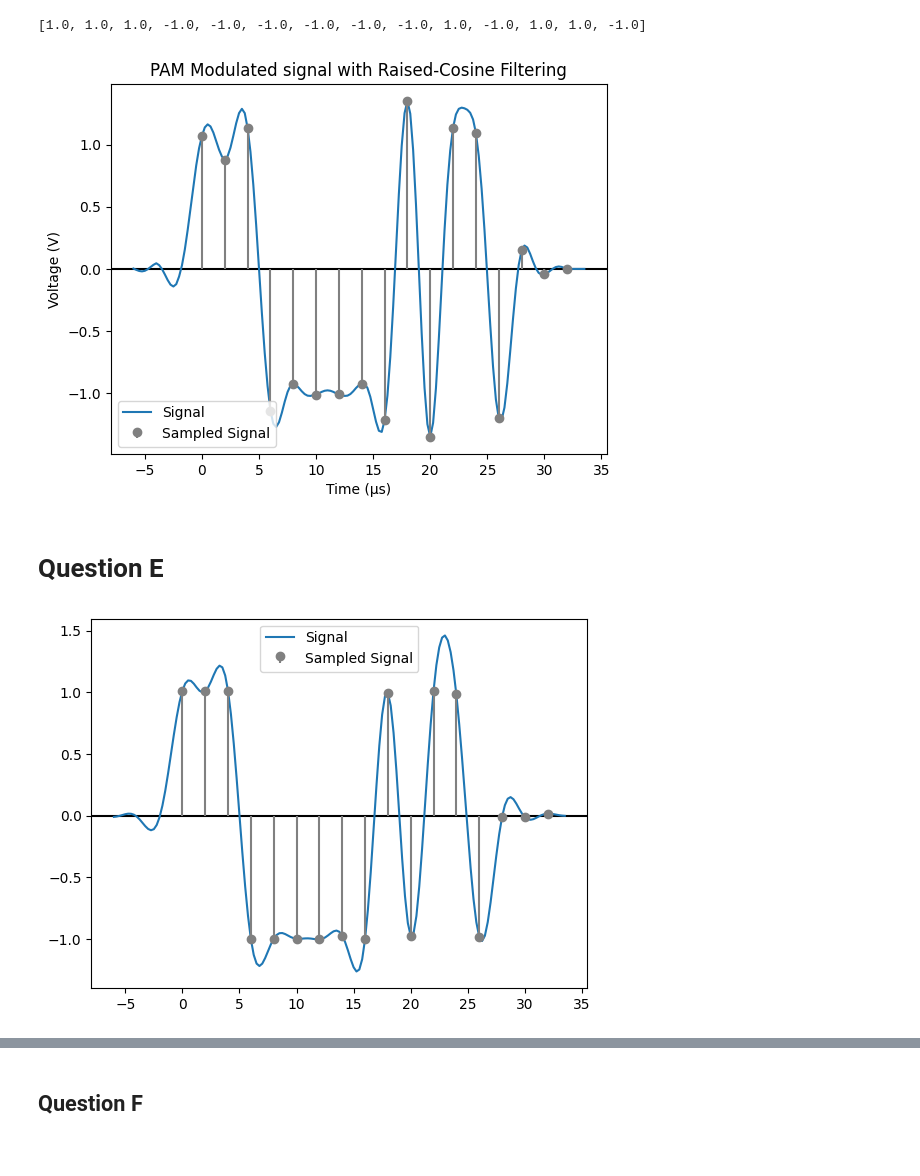
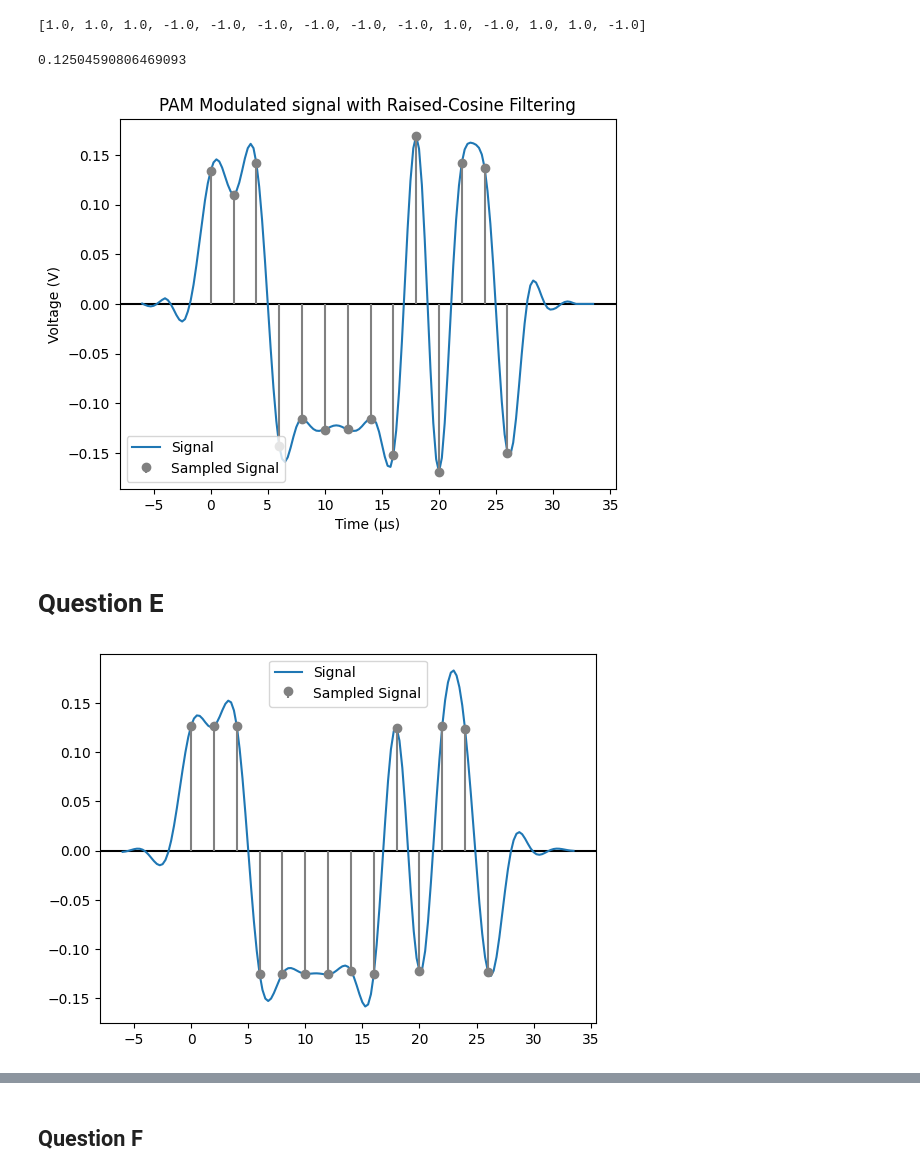
Before and after one commit to llamington/ENEL422-Lab, a Jupyter notebook: ENEL422_Lab.ipynb, the cells around one changed output, grey strips where cells are left out. Saved outputs shown, nothing was run; the diff lists cells and outputs as text; code cells hidden in the pictures.

```diff
--- a/ENEL422_Lab.ipynb
+++ b/ENEL422_Lab.ipynb
@@ -122,6 +122,9 @@ class RaisedCosineFilter:
         self.symbol_period = symbol_period
         self.resolution = resolution
         self.impulse_time, self.impulse_response = rrcosfilter(window_length * self.resolution, roll_off_factor, symbol_period, resolution / symbol_period)
+        impulse_response_energy = np.sum(np.square(self.impulse_response))
+        self.impulse_response /= np.sqrt(impulse_response_energy)
+        print(np.sum(np.square(self.impulse_response)))
 
     def filter(
         self, input_signal: Iterable[float]
@@ -144,10 +147,8 @@ class RaisedCosineFilter:
         # Convolve the filtered signal with the time-reversed impulse response
         unfiltered_signal = np.convolve(filtered_signal, time_reversed_impulse_response, mode="same")
 
-        impulse_response_energy = np.sum(np.square(self.impulse_response))
-
         # Return the unfiltered signal
-        return unfiltered_signal / impulse_response_energy
+        return unfiltered_signal
 # %%
 pam_signal_encoder = PamModulator(PAM_OUTPUT_LOWER, PAM_OUTPUT_UPPER, NUM_PAM_BITS)
 
@@ -158,23 +159,25 @@ pam_encoded_example_signal
 # %%
 raised_cosine_filter = RaisedCosineFilter(SYMBOL_RATE_S, 0.5, OVERSAMPLING_FACTOR, 6)
 time, filtered_example_signal = raised_cosine_filter.filter(pam_encoded_example_signal)
 time_us = time * 1e6
 
 fig, ax = plt.subplots()
 
 ax.axhline(color="black")
 ax.plot(time_us, filtered_example_signal, label="Signal")
 ax.set_title("PAM Modulated signal with Raised-Cosine Filtering")
 ax.set_ylabel("Voltage (V)")
 ax.set_xlabel("Time (μs)")
 
-sampling_times_us = time_us[time_us >= 0][::OVERSAMPLING_FACTOR]
-sampled_amplitudes = filtered_example_signal[time_us >= 0][::OVERSAMPLING_FACTOR]
+region_of_interest = (time >= 0) & (time < SYMBOL_RATE_S * len(pam_encoded_example_signal))
+sampling_times_us = time_us[region_of_interest][::OVERSAMPLING_FACTOR]
+sampled_amplitudes = filtered_example_signal[region_of_interest][::OVERSAMPLING_FACTOR]
 
 ax.stem(sampling_times_us, sampled_amplitudes, label="Sampled Signal", linefmt="grey", basefmt=' ')
 ax.legend();
 # %% [output]
+0.12504590806469093
-[figure, old version]
+[figure, new version]
 # %% [markdown]
 # Question E
 # %%
@@ -210,11 +212,12 @@ fig, ax = plt.subplots()
 ax.axhline(color="black")
 ax.plot(time_us, unfiltered_example_signal, label="Signal")
 
-sampling_times_us = time_us[time_us >= 0][::OVERSAMPLING_FACTOR]
-sampled_amplitudes = unfiltered_example_signal[time_us >= 0][::OVERSAMPLING_FACTOR]
+region_of_interest = (time >= 0) & (time < SYMBOL_RATE_S * len(pam_encoded_example_signal))
+sampling_times_us = time_us[region_of_interest][::OVERSAMPLING_FACTOR]
+sampled_amplitudes = unfiltered_example_signal[region_of_interest][::OVERSAMPLING_FACTOR]
 
 ax.stem(sampling_times_us, sampled_amplitudes, label="Sampled Signal", linefmt="grey", basefmt=' ')
 ax.legend();
 # %% [output]
-[figure, old version]
+[figure, new version]
 # %%
```
Also changed, not shown: parts of 5 cells of this notebook, 1 other file.
